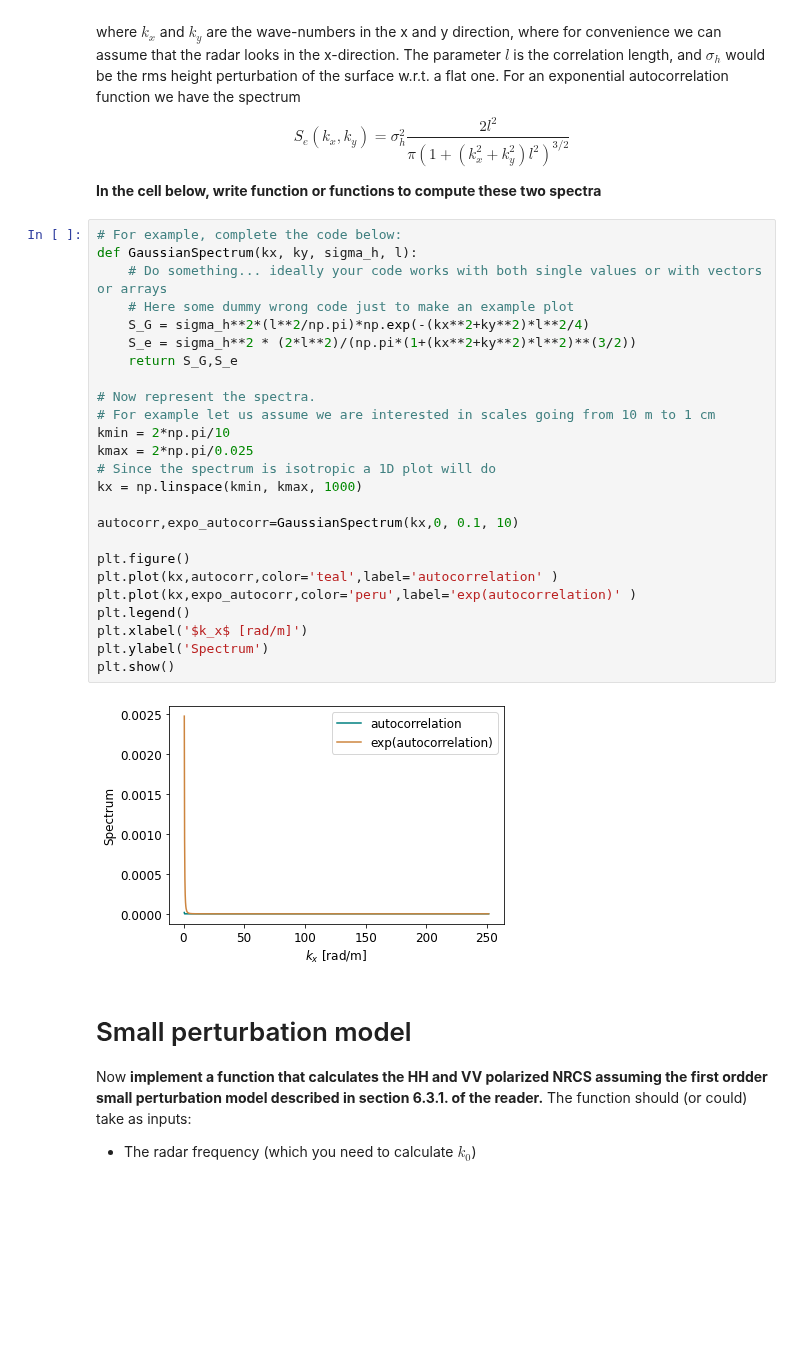
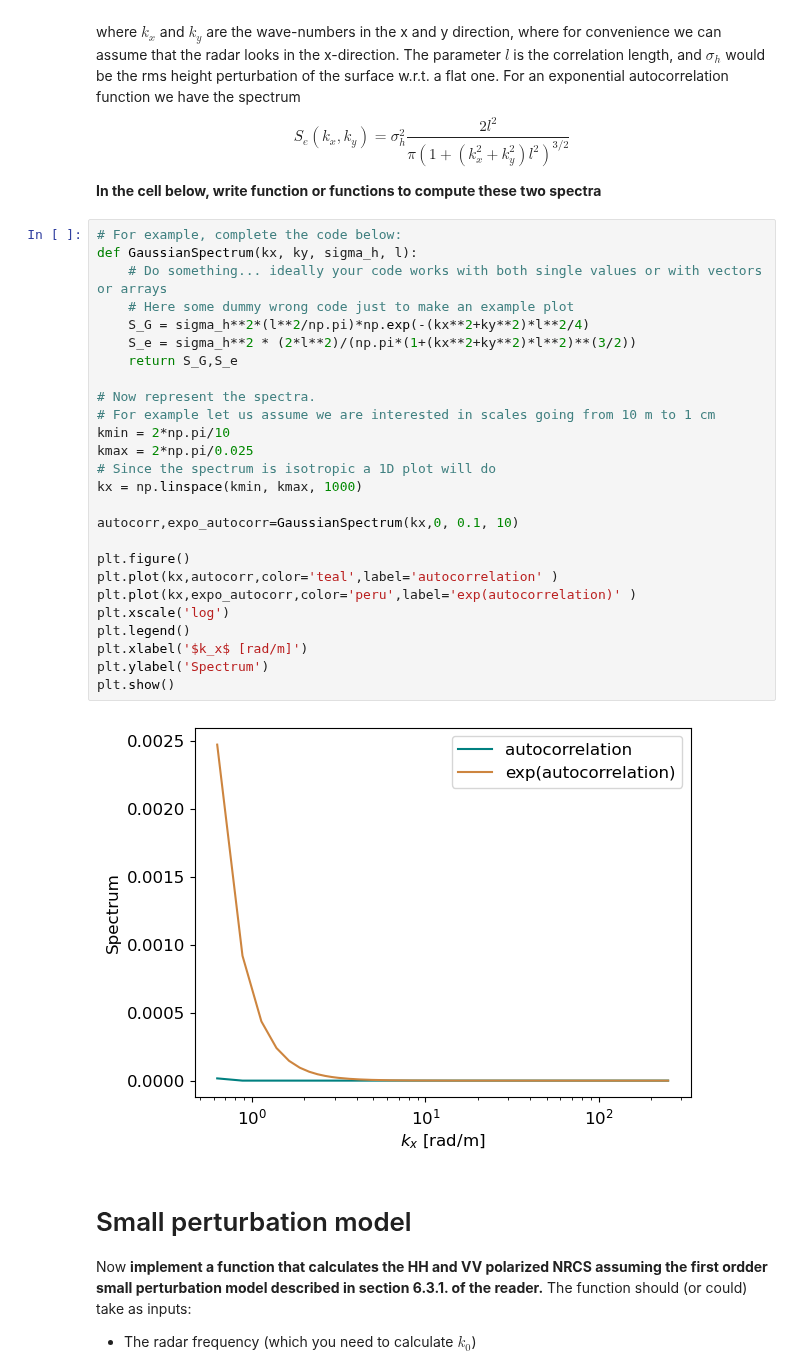
Before and after one commit to debnovalina/PPESO-Practical, a Jupyter notebook: practical_Paco_W6/RoughSurfaceScattering.ipynb, the cells around one changed output. Cells and saved outputs as stored; diff of their text form; blank space fills up the shorter version.

Commit message:
fixed first graph

```diff
--- a/practical_Paco_W6/RoughSurfaceScattering.ipynb
+++ b/practical_Paco_W6/RoughSurfaceScattering.ipynb
@@ -30,30 +30,31 @@ $$
 # %%
 # For example, complete the code below:
 def GaussianSpectrum(kx, ky, sigma_h, l):
     # Do something... ideally your code works with both single values or with vectors or arrays
     # Here some dummy wrong code just to make an example plot
     S_G = sigma_h**2*(l**2/np.pi)*np.exp(-(kx**2+ky**2)*l**2/4)
     S_e = sigma_h**2 * (2*l**2)/(np.pi*(1+(kx**2+ky**2)*l**2)**(3/2))
     return S_G,S_e
 
 # Now represent the spectra.
 # For example let us assume we are interested in scales going from 10 m to 1 cm
 kmin = 2*np.pi/10
 kmax = 2*np.pi/0.025
 # Since the spectrum is isotropic a 1D plot will do
 kx = np.linspace(kmin, kmax, 1000)
 
 autocorr,expo_autocorr=GaussianSpectrum(kx,0, 0.1, 10)
 
 plt.figure()
 plt.plot(kx,autocorr,color='teal',label='autocorrelation' )
 plt.plot(kx,expo_autocorr,color='peru',label='exp(autocorrelation)' )
+plt.xscale('log')
 plt.legend()
 plt.xlabel('$k_x$ [rad/m]')
 plt.ylabel('Spectrum')
 plt.show()
 # %% [output]
-[figure, old version]
+[figure, new version]
 # %% [markdown]
 # Small perturbation model
 Now **implement a function that calculates the HH and VV polarized NRCS assuming the first ordder small perturbation model described in section 6.3.1. of the reader.**
```
Also changed, not shown: parts of 1 cell of this notebook.
